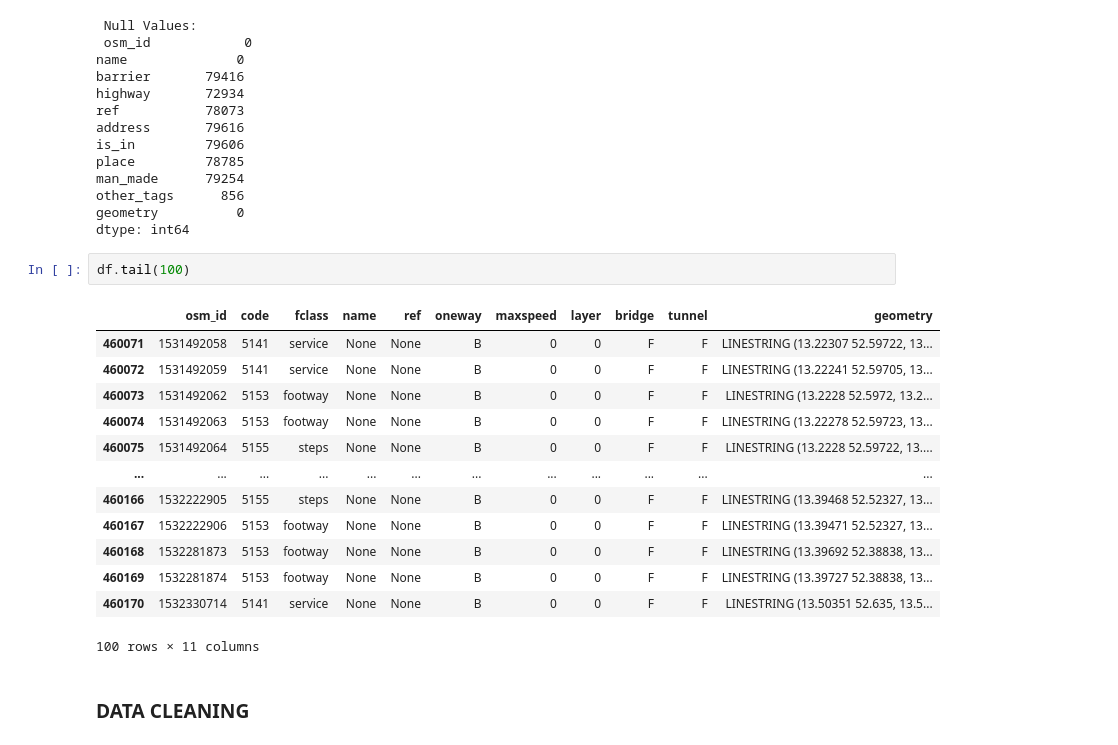
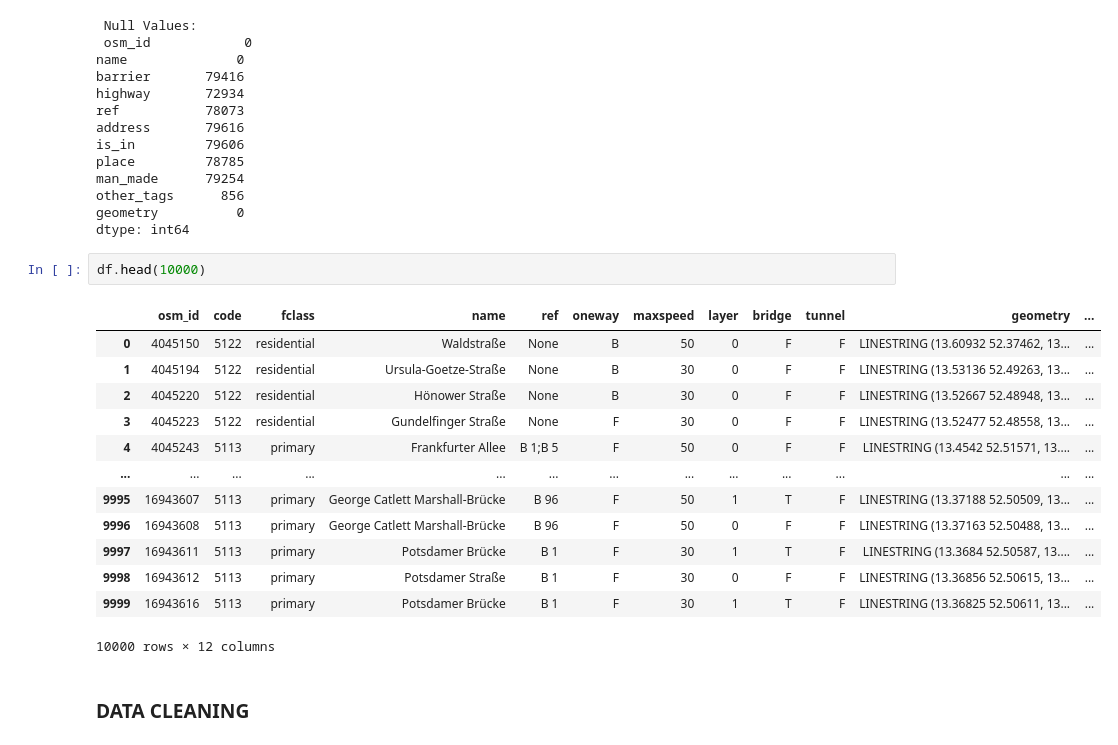
Before and after one commit to Husseim-Stuck-Portfolio/geospatial-road-network-ml, a Jupyter notebook: Notebook/GEO-ML-Notebook.ipynb, the cells around one changed output. Drawn from its saved outputs; the diff is of its cells as text.

```diff
--- a/Notebook/GEO-ML-Notebook.ipynb
+++ b/Notebook/GEO-ML-Notebook.ipynb
@@ -162,21 +162,21 @@ other_tags      856
 geometry          0
 dtype: int64
 # %%
-df.tail(100)
+df.head(10000)
 # %% [output]
-|  | osm_id | code | fclass | name | ref | oneway | maxspeed | layer | bridge | tunnel | geometry |
-| 460071 | 1531492058 | 5141 | service | None | None | B | 0 | 0 | F | F | LINESTRING (13.22307 52.59722, 13... |
-| 460072 | 1531492059 | 5141 | service | None | None | B | 0 | 0 | F | F | LINESTRING (13.22241 52.59705, 13... |
-| 460073 | 1531492062 | 5153 | footway | None | None | B | 0 | 0 | F | F | LINESTRING (13.2228 52.5972, 13.2... |
-| 460074 | 1531492063 | 5153 | footway | None | None | B | 0 | 0 | F | F | LINESTRING (13.22278 52.59723, 13... |
-| 460075 | 1531492064 | 5155 | steps | None | None | B | 0 | 0 | F | F | LINESTRING (13.2228 52.59722, 13.... |
-| ... | ... | ... | ... | ... | ... | ... | ... | ... | ... | ... | ... |
-| 460166 | 1532222905 | 5155 | steps | None | None | B | 0 | 0 | F | F | LINESTRING (13.39468 52.52327, 13... |
-| 460167 | 1532222906 | 5153 | footway | None | None | B | 0 | 0 | F | F | LINESTRING (13.39471 52.52327, 13... |
-| 460168 | 1532281873 | 5153 | footway | None | None | B | 0 | 0 | F | F | LINESTRING (13.39692 52.38838, 13... |
-| 460169 | 1532281874 | 5153 | footway | None | None | B | 0 | 0 | F | F | LINESTRING (13.39727 52.38838, 13... |
-| 460170 | 1532330714 | 5141 | service | None | None | B | 0 | 0 | F | F | LINESTRING (13.50351 52.635, 13.5... |
+|  | osm_id | code | fclass | name | ref | oneway | maxspeed | layer | bridge | tunnel | geometry | ... |
+| 0 | 4045150 | 5122 | residential | Waldstraße | None | B | 50 | 0 | F | F | LINESTRING (13.60932 52.37462, 13... | ... |
+| 1 | 4045194 | 5122 | residential | Ursula-Goetze-Straße | None | B | 30 | 0 | F | F | LINESTRING (13.53136 52.49263, 13... | ... |
+| 2 | 4045220 | 5122 | residential | Hönower Straße | None | B | 30 | 0 | F | F | LINESTRING (13.52667 52.48948, 13... | ... |
+| 3 | 4045223 | 5122 | residential | Gundelfinger Straße | None | F | 30 | 0 | F | F | LINESTRING (13.52477 52.48558, 13... | ... |
+| 4 | 4045243 | 5113 | primary | Frankfurter Allee | B 1;B 5 | F | 50 | 0 | F | F | LINESTRING (13.4542 52.51571, 13.... | ... |
+| ... | ... | ... | ... | ... | ... | ... | ... | ... | ... | ... | ... | ... |
+| 9995 | 16943607 | 5113 | primary | George Catlett Marshall-Brücke | B 96 | F | 50 | 1 | T | F | LINESTRING (13.37188 52.50509, 13... | ... |
+| 9996 | 16943608 | 5113 | primary | George Catlett Marshall-Brücke | B 96 | F | 50 | 0 | F | F | LINESTRING (13.37163 52.50488, 13... | ... |
+| 9997 | 16943611 | 5113 | primary | Potsdamer Brücke | B 1 | F | 30 | 1 | T | F | LINESTRING (13.3684 52.50587, 13.... | ... |
+| 9998 | 16943612 | 5113 | primary | Potsdamer Straße | B 1 | F | 30 | 0 | F | F | LINESTRING (13.36856 52.50615, 13... | ... |
+| 9999 | 16943616 | 5113 | primary | Potsdamer Brücke | B 1 | F | 30 | 1 | T | F | LINESTRING (13.36825 52.50611, 13... | ... |
-100 rows × 11 columns
+10000 rows × 12 columns
 # %% [markdown]
 ### DATA CLEANING
 # %%
```
Also changed, not shown: parts of 6 cells of this notebook.
